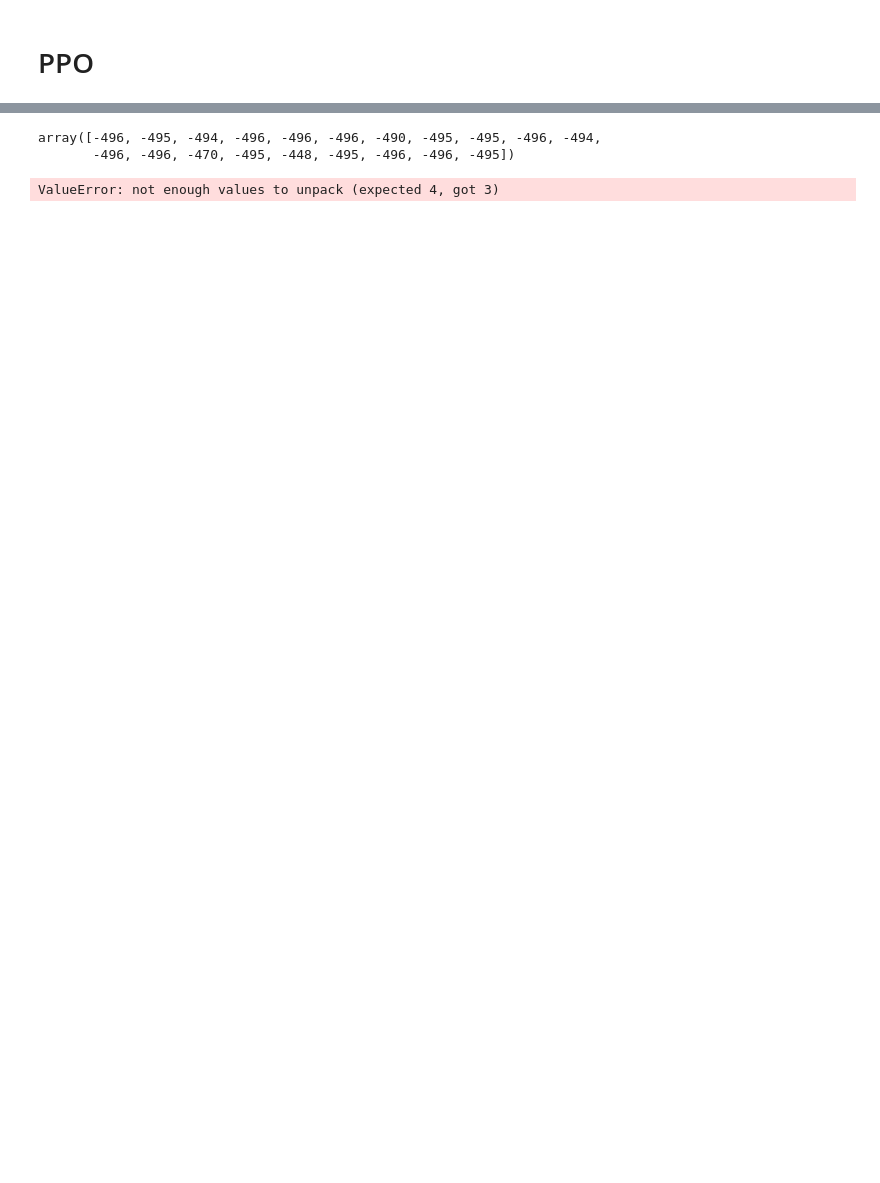
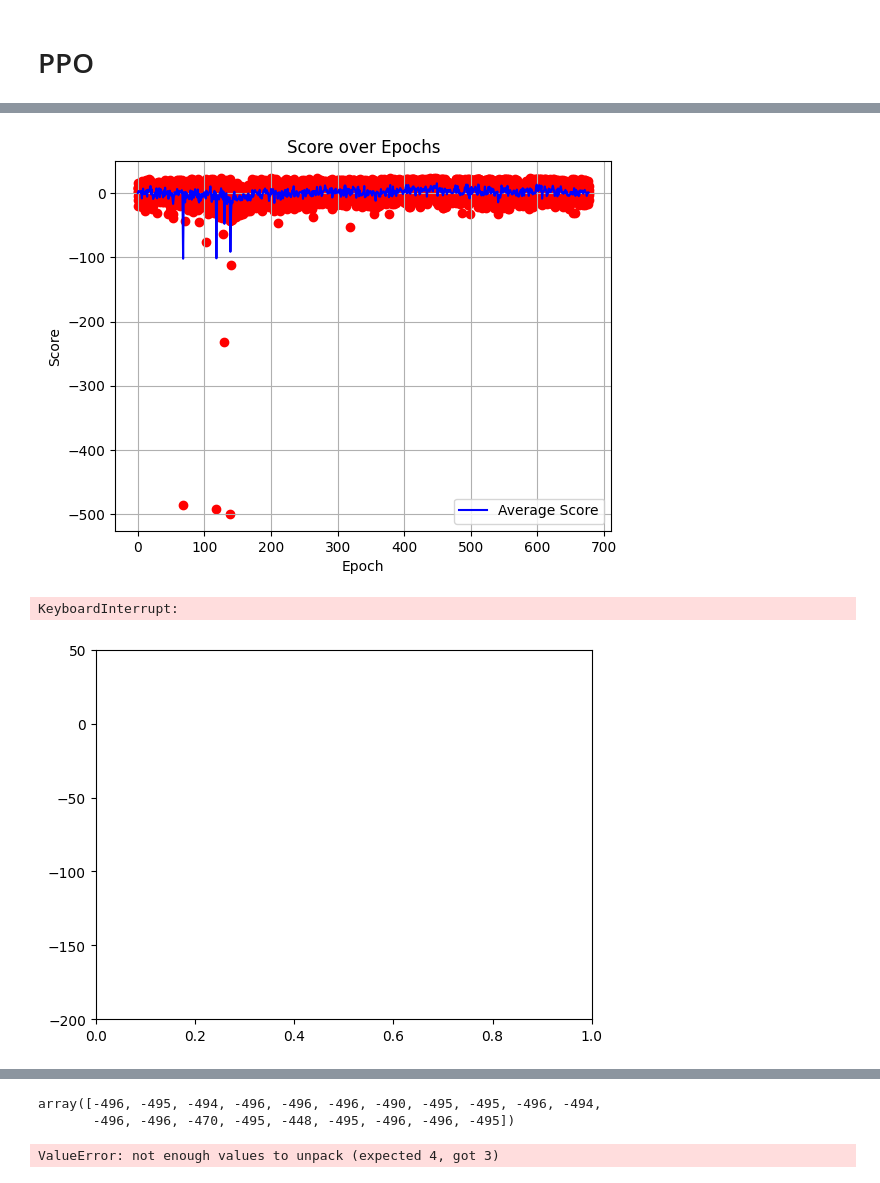
Before and after one commit to Mr-Grag-Universe/hex_game, a Jupyter notebook: train.ipynb, the cells around one changed output, grey strips where cells are left out. Saved outputs shown, nothing was run; the diff lists cells and outputs as text; code cells hidden in the pictures; blank space fills up the shorter version.

```diff
--- a/train.ipynb
+++ b/train.ipynb
@@ -243,20 +222,20 @@ from Game import Game
 
 teams = [
             [Knight(pos=(0, 1.5)), Knight(pos=(0, 2.5)), Archer(pos=(0, 3.5))],
-            [Knight(pos=(8, 1.5)), Knight(pos=(8, 2.5)), Archer(pos=(8, 3.5))],
+            [Knight(pos=(10, 6.5)), Knight(pos=(10, 7.5)), Archer(pos=(10, 8.5))],
         ]
 
 config = Config('static/config.json')
 game = Game(teams, m, config)
 mask = game.reset(max_iter=1000, record=False, renderer=None)
 
-prenet_1 = PreNet(h, w)
-prenet_2 = PreNet(h, w)
+prenet_1 = PreNet(8, h, w)
+prenet_2 = PreNet(8, h, w)
 # пока только 1 мозг учим
 brain_1 = ArcherBrain(prenet=prenet_1, return_dist=True)
-brain_2 = KnightBrain(prenet=prenet_2, return_dist=True)
-value_net_1 = ValueNet(prenet=PreNet(h, w))
-value_net_2 = ValueNet(prenet=PreNet(h, w))
+brain_2 = ArcherBrain(prenet=prenet_2, return_dist=True)
+value_net_1 = ValueNet(prenet=PreNet(8, h, w))
+value_net_2 = ValueNet(prenet=PreNet(8, h, w))
 model_1 = PolicyValueNetwork(brain_1, value_net_1).to(DEVICE)
 model_2 = PolicyValueNetwork(brain_2, value_net_2).to(DEVICE)
 policy_1 = Policy(model_1)
@@ -410,0 +401,25 @@ KeyboardInterrupt:
+# %%
+scores = []
+all_scores_y = []
+all_scores_x = []
+NUM_ITERATIONS = 1000
+for iteration in tqdm.tqdm(range(NUM_ITERATIONS)):
+    for batch in sampler.get_next():
+        # print(batch)
+        ppo.step(batch)
+
+    # print("evaluation")
+    sessions = evaluate(game, [policy_1, policy_2], n_games=NUM_EVAL)
+    score = sessions.mean()
+    scores.append(score)
+    all_scores_y.extend(sessions)
+    all_scores_x.extend([len(scores)-1]*NUM_EVAL)
+
+    plt.figure(fig.number)  # Используем существующую фигуру
+    plot_scores(scores, pd.DataFrame({'x' : all_scores_x, 'y' : all_scores_y}))
+    plt.ylim(-200, 50)
+    sys.stdout.flush()
+# %% [output]
+[figure, added]
+KeyboardInterrupt:
+[figure, added]
```
Also changed, not shown: parts of 13 cells of this notebook, 14 other files.
